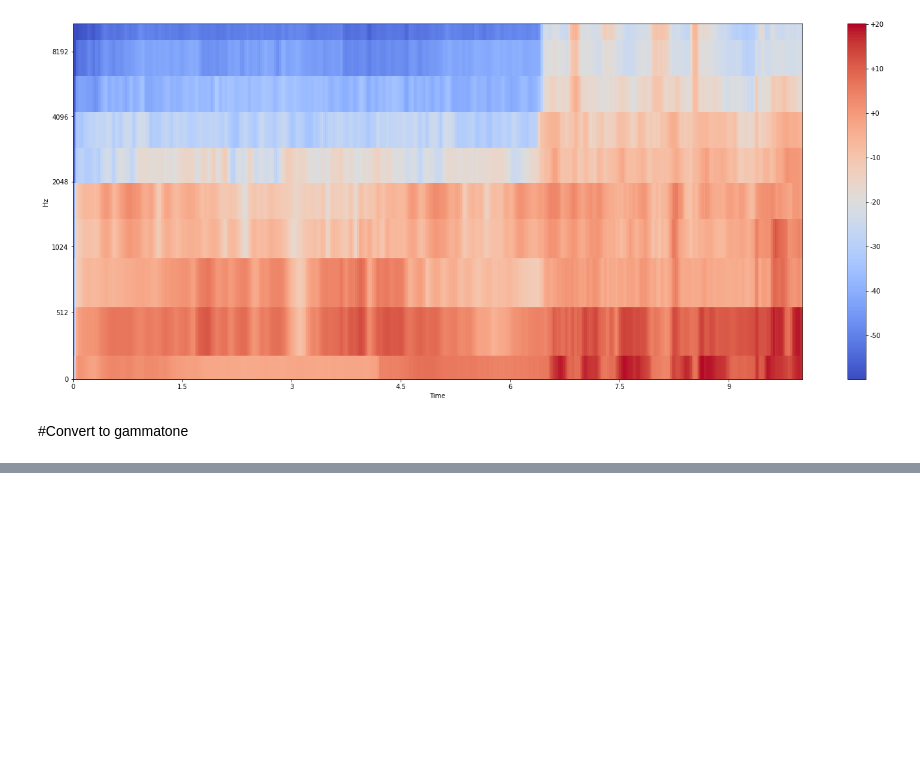
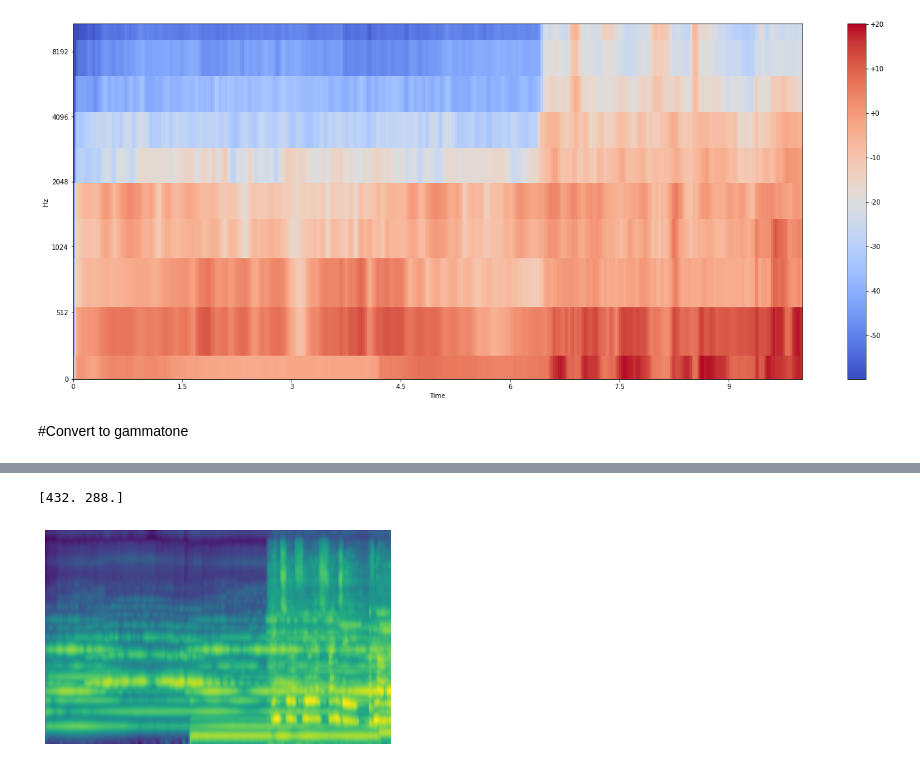
Before and after one commit to aritejhg/ESP3201-Instrument-indentification, a Jupyter notebook: data_preprocessing.ipynb, the cells around one changed output, grey strips where cells are left out. Cells and saved outputs as stored; diff of their text form; code cells hidden in the pictures; blank space fills up the shorter version.

Commit message:
gammatone works on 1 file

```diff
--- a/data_preprocessing.ipynb
+++ b/data_preprocessing.ipynb
@@ -83,3 +58,12 @@ openmic-2018-v1.0.0 100%[===================>]   2.44G  29.1MB/s    in 92s
 # Extract and delete the zip
 !tar --extract --file /content/openmic-2018-v1.0.0.tgz
 !rm /content/openmic-2018-v1.0.0.tgz
+# %%
+# HELPFUL for getting list of audio files for running mel/gammatone on all
+import os
+filelist=[]
+for root, dirs, files in os.walk("/content/openmic-2018/audio"):
+	for file in files:
+        #append the file name to the list
+		filelist.append(os.path.join(root,file))
+print (len(filelist))
@@ -147,4 +113,0 @@ Figure(640x480)
-# %%
-import scipy.io.wavfile
-samplerate, data = scipy.io.wavfile.read('/content/000046_3840.wav')
-print(data)
@@ -164,0 +175,5 @@ print(scale)
+# %%
+render_audio_from_file("/content/000046_3840.wav",10,gtgram.gtgram)#fftweight.fft_gtgram) more accurate version which uses matlab files apparently
+# %% [output]
+[432. 288.]
+[figure, added]
```
Also changed, not shown: parts of 16 cells of this notebook.
